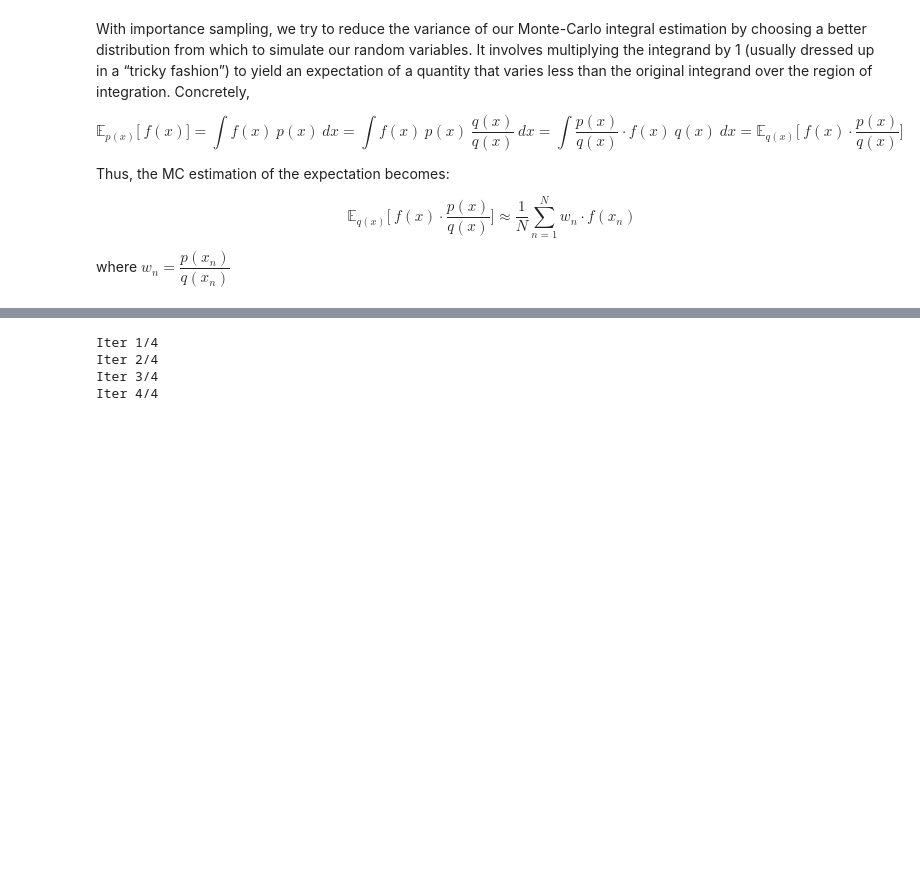
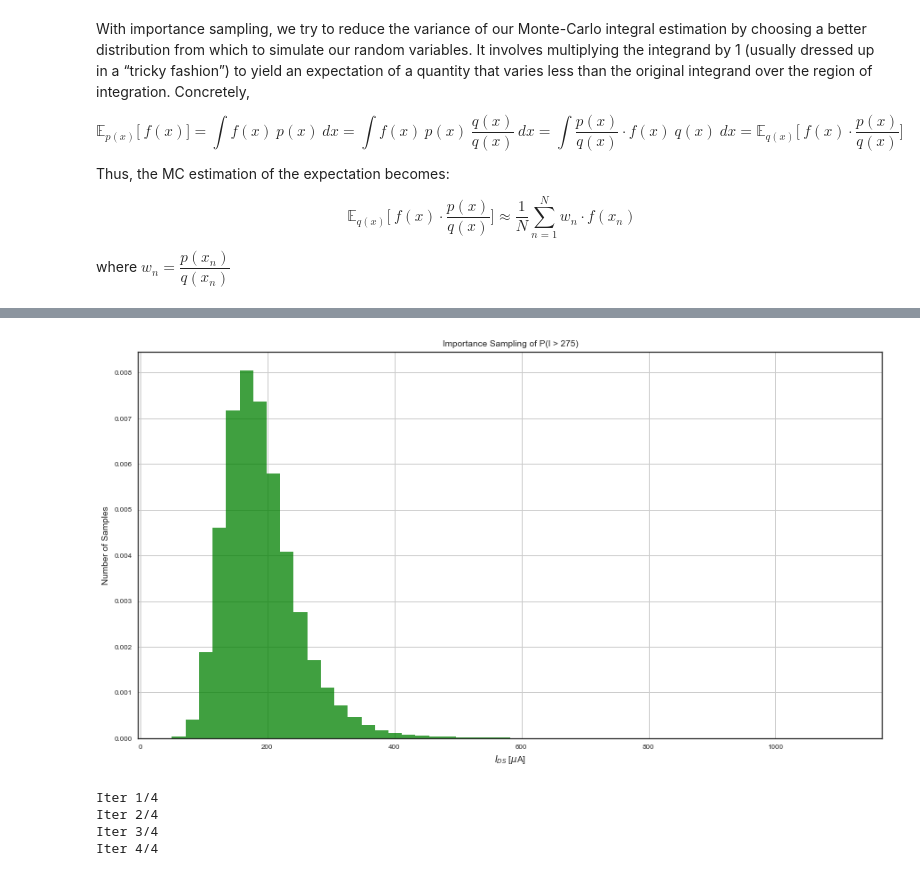
Before and after one commit to VictorZuanazzi/monte-carlo, a Jupyter notebook: Monte Carlo and Importance Sampling.ipynb, the cells around one changed output, grey strips where cells are left out. Cells and saved outputs as stored; diff of their text form; code cells hidden in the pictures; blank space fills up the shorter version.

```diff
--- a/Monte Carlo and Importance Sampling.ipynb
+++ b/Monte Carlo and Importance Sampling.ipynb
@@ -224,3 +261,31 @@ Probability Std: 0.00012717556558219492
+# %%
+def IS_histogram(num_samples, plot=True):
+
+    num_samples = int(num_samples)
+
+    mu_1_n, sigma_1_n = 0, 0.02
+    mu_2_n, sigma_2_n = 0, 0.06
+
+    length = np.random.normal(mu_1_n, sigma_1_n, num_samples)
+    voltage = np.random.normal(mu_2_n, sigma_2_n, num_samples)
+
+    # calculate biased current
+    num = 50 * np.square((0.6 - voltage))
+    denum = 0.1 + length
+    I = num / denum
+
+    if plot:
+        n, bins, patches = plt.hist(I, 50, normed=1, facecolor='green', alpha=0.75)
+        plt.ylabel('Number of Samples')
+        plt.xlabel(r'$I_{DS}$ [$\mu$A]')
+        plt.title("Importance Sampling of P(I > 275)")
+        plt.grid(True)
+        plt.savefig(plot_dir + 'is_histogram_{}.pdf'.format(num_samples), format='pdf', dpi=300)
+        plt.show()
+# %%
+IS_histogram(1e5)
+# %% [output]
+[figure, added]
 # %%
 num_samples = [1e3, 1e4, 1e5, 1e6]
 num_repetitions = 25
```
Also changed, not shown: parts of 10 cells of this notebook, 7 other files.
